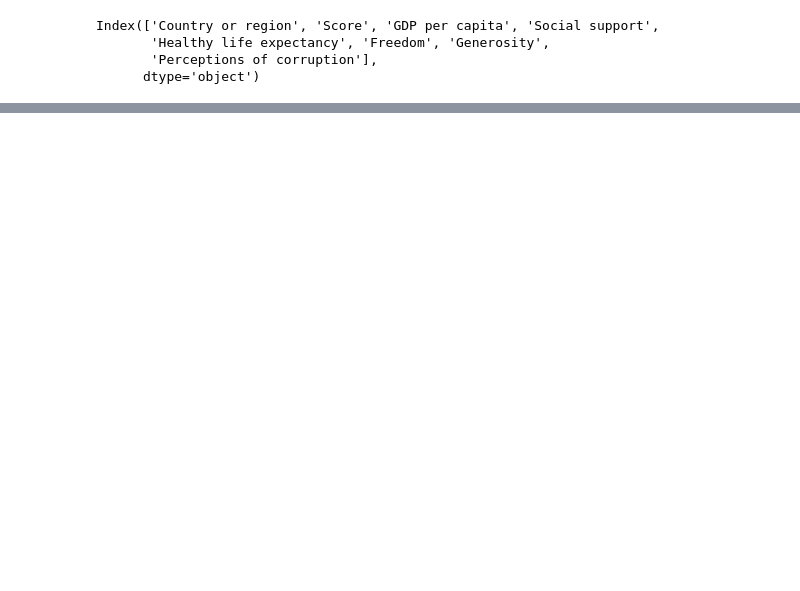
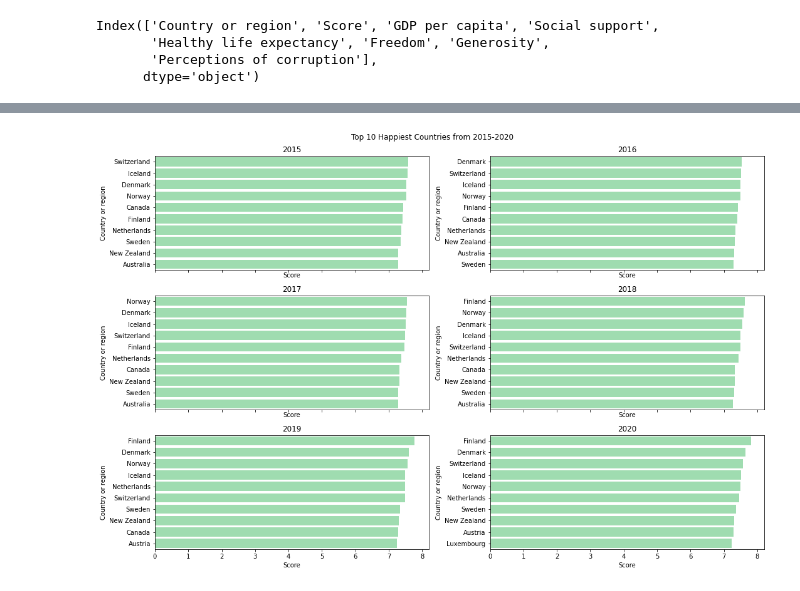
Before and after one commit to tterrytran95/happinesspro, a Jupyter notebook: EDA for potential datasets.ipynb, the cells around one changed output, grey strips where cells are left out. Drawn from its saved outputs; the diff is of its cells as text; code cells hidden in the pictures; blank space fills up the shorter version.

```diff
--- a/EDA for potential datasets.ipynb
+++ b/EDA for potential datasets.ipynb
@@ -304,0 +226,37 @@ len(df['Country or region'].unique())
+# %%
+# some of the happiest countries over the year
+fig, axes = plt.subplots(3,2, figsize=(15,10), sharex=True)
+
+df_top = df2015.iloc[:10, :]
+sns.barplot(x=df_top['Score'], y=df_top['Country or region'], orient='h', color='#95e6ab', ax=axes[0, 0])
+axes[0,0].set_title('2015')
+
+df_top = df2016.iloc[:10, :]
+sns.barplot(x=df_top['Score'], y=df_top['Country or region'], orient='h', color='#95e6ab', ax=axes[0, 1])
+axes[0, 1].set_title('2016')
+
+df_top = df2017.iloc[:10, :]
+sns.barplot(x=df_top['Score'], y=df_top['Country or region'], orient='h', color='#95e6ab', ax=axes[1, 0])
+axes[1, 0].set_title('2017')
+
+df_top = df2018.iloc[:10, :]
+sns.barplot(x=df_top['Score'], y=df_top['Country or region'], orient='h', color='#95e6ab', ax=axes[1, 1])
+axes[1, 1].set_title('2018')
+
+df_top = df2019.iloc[:10, :]
+sns.barplot(x=df_top['Score'], y=df_top['Country or region'], orient='h', color='#95e6ab', ax=axes[2, 0])
+axes[2, 0].set_title('2019')
+
+df_top = df2020.iloc[:10, :]
+sns.barplot(x=df_top['Score'], y=df_top['Country or region'], orient='h', color='#95e6ab', ax=axes[2, 1])
+axes[2, 1].set_title('2020')
+
+fig.suptitle('Top 10 Happiest Countries from 2015-2020')
+fig.tight_layout()
+plt.show()
+
+# we can see that Denmark, Switzerland, Iceland, Norway, Sweden, Netherlands are consistantly in the top 10
+# save these countries
+happiest_countries = ['Denmark', 'Switzerland', 'Iceland', 'Norway', 'Sweden', 'Netherlands']
+# %% [output]
+[figure, added]
```
Also changed, not shown: parts of 27 cells of this notebook.
